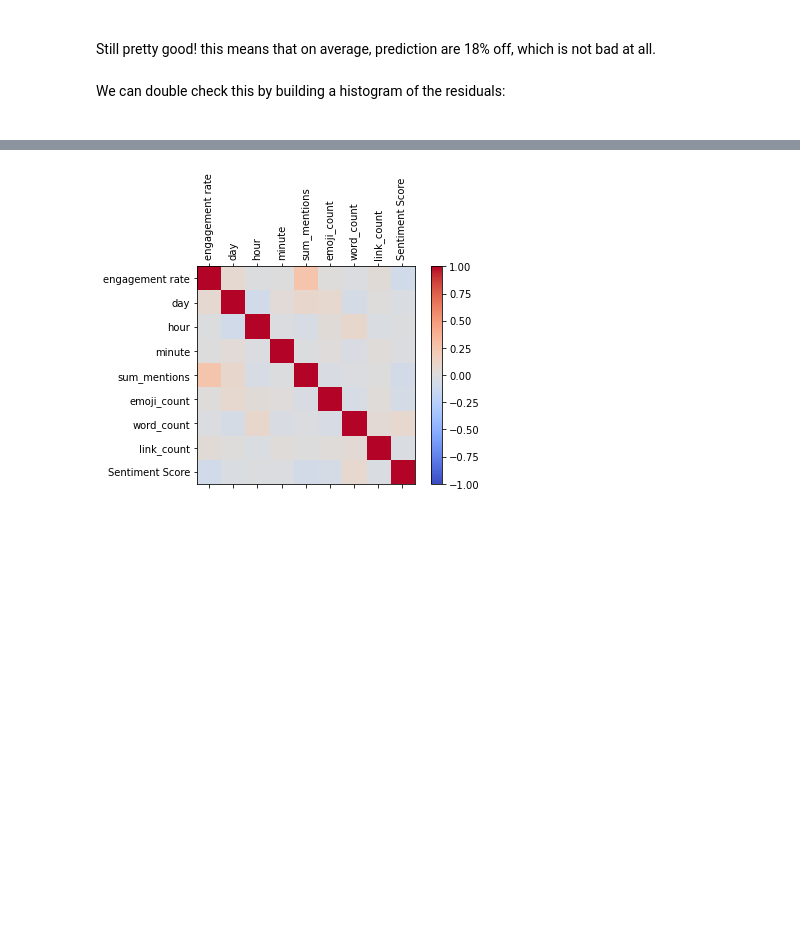
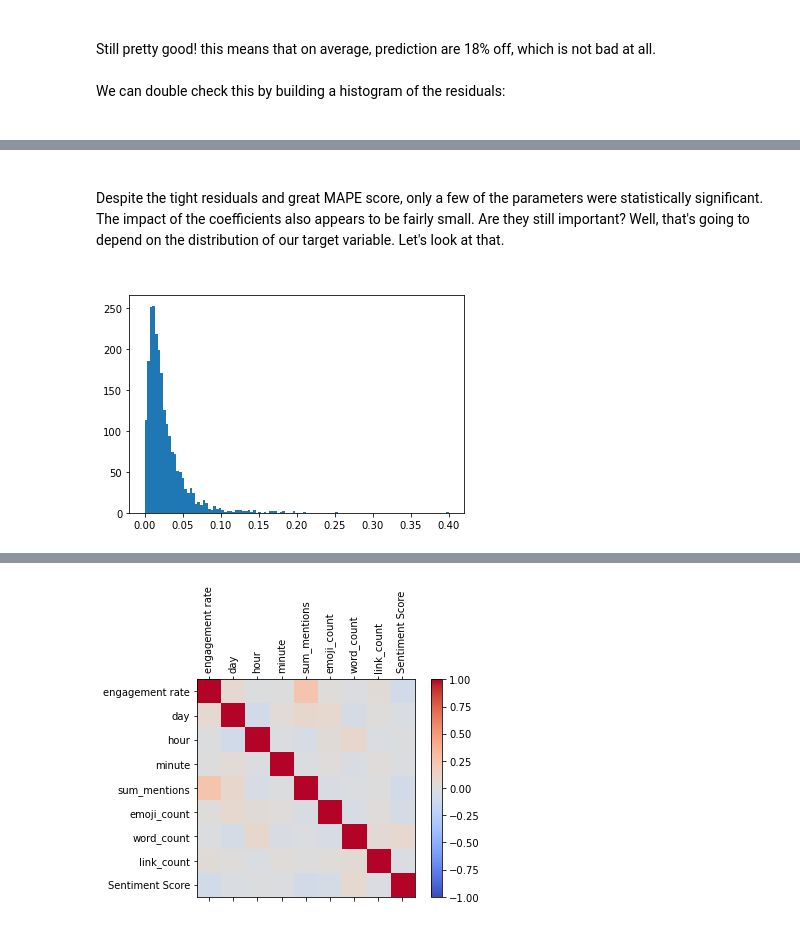
Before and after one commit to Graham-MacIsaac/Seamless-Twitter-Project, a Jupyter notebook: modeling.ipynb, the cells around one changed output, grey strips where cells are left out. Saved outputs shown, nothing was run; the diff lists cells and outputs as text; code cells hidden in the pictures; blank space fills up the shorter version.

```diff
--- a/modeling.ipynb
+++ b/modeling.ipynb
@@ -363,0 +393,8 @@ Let's dig into this and see what the best day to tweet is, holding all other var
+# %%
+#make the regression and get a summary
+import statsmodels.formula.api as smf
+regdf = x_lr
+regdf = regdf.rename(columns={'Sentiment Score': 'sentiment_score'})
+regdf['y'] = y_lr
+results = smf.ols('y ~ day + hour + minute + sum_mentions + emoji_count + word_count + link_count + sentiment_score', data=regdf).fit()
+print(results.summary())
@@ -363,0 +419,10 @@ Let's dig into this and see what the best day to tweet is, holding all other var
+# %% [markdown]
+<br>
+Despite the tight residuals and great MAPE score, only a few of the parameters were statistically significant. The impact of the coefficients also appears to be fairly small. Are they still important? Well, that's going to depend on the distribution of our target variable. Let's look at that.
+<br>
+<br>
+# %%
+plt.hist(regdf['y'], bins='auto')
+plt.show()
+# %% [output]
+[figure, added]
```
Also changed, not shown: parts of 34 cells of this notebook, 3 other files.
